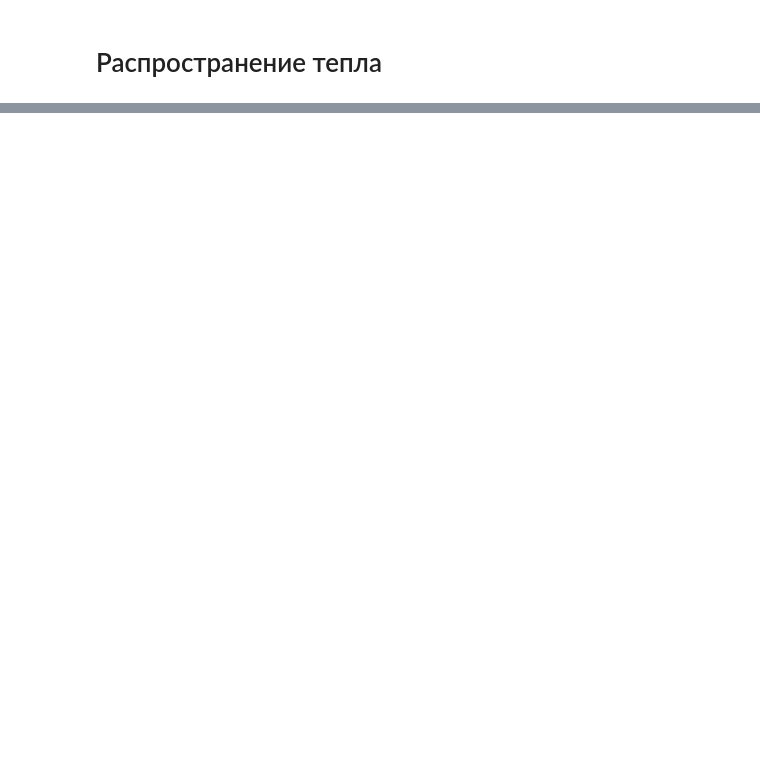
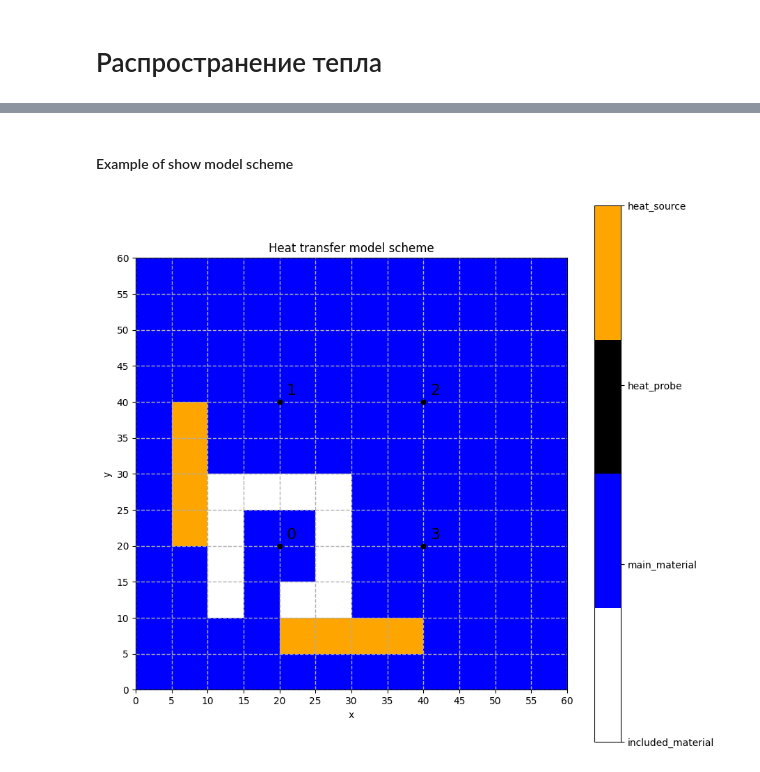
Before and after one commit to igmirnyy/CP3, a Jupyter notebook: HW2.heat_transfer_problem_2d/heat_transfer_problem_2d_2023.ipynb, the cells around one changed output, grey strips where cells are left out. Drawn from its saved outputs; the diff is of its cells as text; code cells hidden in the pictures; blank space fills up the shorter version.

```diff
--- a/HW2.heat_transfer_problem_2d/heat_transfer_problem_2d_2023.ipynb
+++ b/HW2.heat_transfer_problem_2d/heat_transfer_problem_2d_2023.ipynb
@@ -487,3 +540,9 @@ Time elapsed for N=60, dt=0.2 is 0.439s
+# %% [markdown]
+#### Example of show model scheme
+# %%
+model_tiny.show_model_scheme()
+# %% [output]
+[figure, added]
 # %%
 dt = 0.01
 N = 120
```
Also changed, not shown: parts of 40 cells of this notebook, 29 other files.
